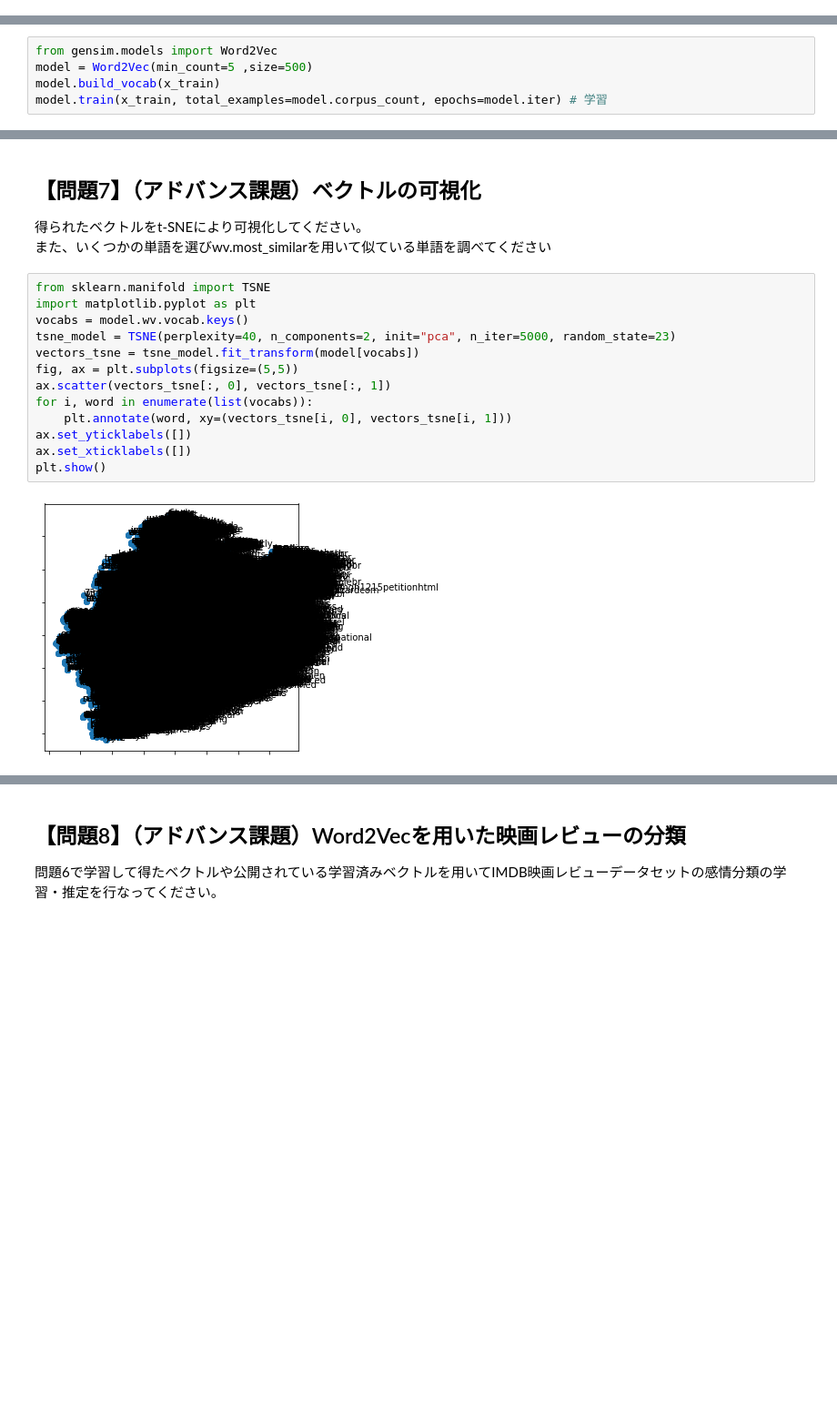
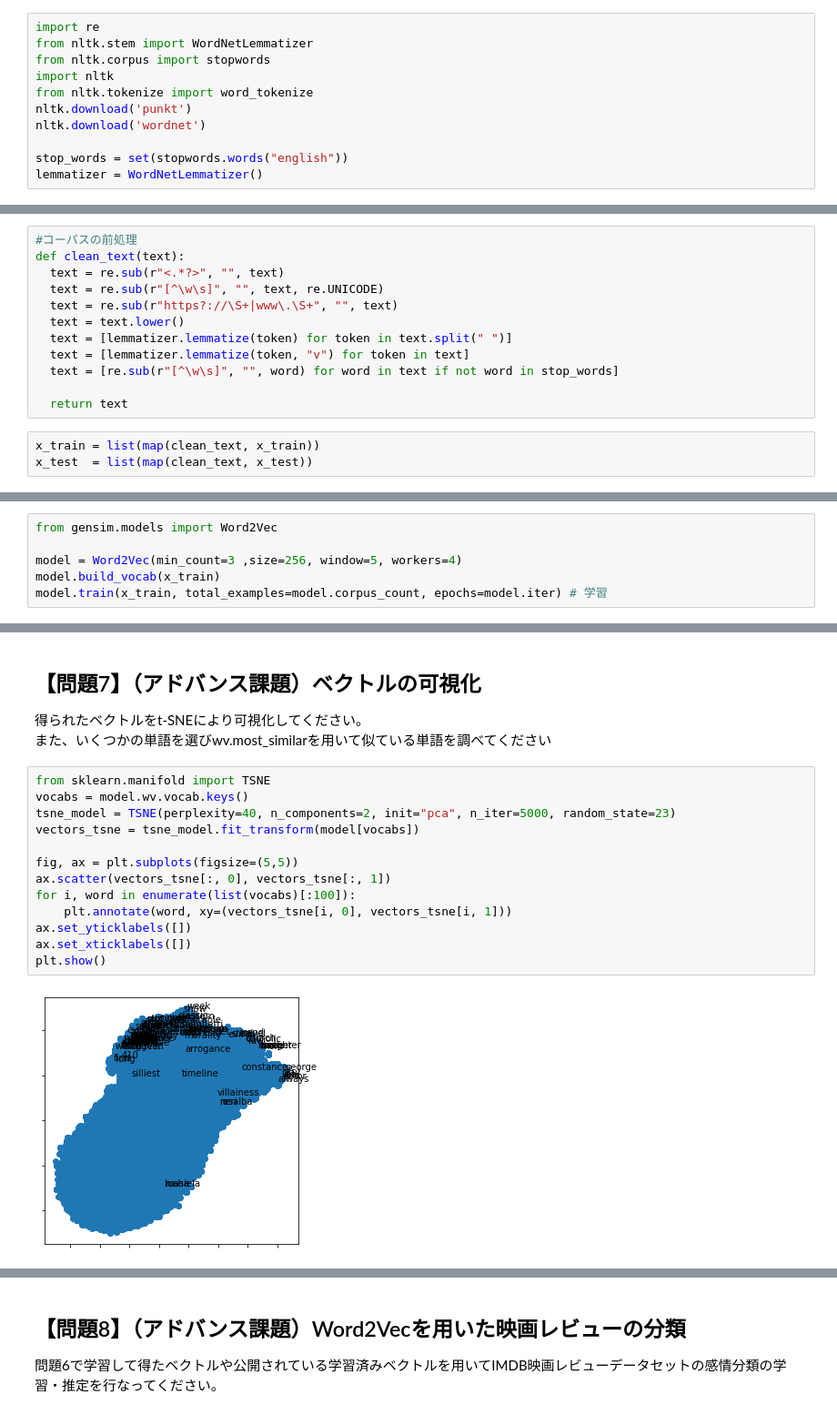
Before and after one commit to nakazono1011/diveintocode-ml, a Jupyter notebook: Sprint21.ipynb, the cells around one changed output, grey strips where cells are left out. Shown: that part at 91% size. Cells and saved outputs as stored; diff of their text form; blank space fills up the shorter version.

```diff
--- a/Sprint21.ipynb
+++ b/Sprint21.ipynb
@@ -586,0 +502,11 @@ for i in x_train[:5]:
+# %%
+import re
+from nltk.stem import WordNetLemmatizer
+from nltk.corpus import stopwords
+import nltk
+from nltk.tokenize import word_tokenize
+nltk.download('punkt')
+nltk.download('wordnet')
+
+stop_words = set(stopwords.words("english"))
+lemmatizer = WordNetLemmatizer()
@@ -586,0 +516,15 @@ for i in x_train[:5]:
+# %%
+#コーパスの前処理
+def clean_text(text):
+  text = re.sub(r"<.*?>", "", text)
+  text = re.sub(r"[^\w\s]", "", text, re.UNICODE)
+  text = re.sub(r"https?://\S+|www\.\S+", "", text)
+  text = text.lower()
+  text = [lemmatizer.lemmatize(token) for token in text.split(" ")]
+  text = [lemmatizer.lemmatize(token, "v") for token in text]
+  text = [re.sub(r"[^\w\s]", "", word) for word in text if not word in stop_words]
+
+  return text
+# %%
+x_train = list(map(clean_text, x_train))
+x_test  = list(map(clean_text, x_test))
@@ -592,6 +538,7 @@ x_test  = nlp_preprocessing(x_test)
 # %%
 from gensim.models import Word2Vec
-model = Word2Vec(min_count=5 ,size=500)
+
+model = Word2Vec(min_count=3 ,size=256, window=5, workers=4)
 model.build_vocab(x_train)
 model.train(x_train, total_examples=model.corpus_count, epochs=model.iter) # 学習
 # %% [output]
@@ -602,16 +554,16 @@ model.train(x_train, total_examples=model.corpus_count, epochs=model.iter) # 学
 また、いくつかの単語を選びwv.most_similarを用いて似ている単語を調べてください
 # %%
 from sklearn.manifold import TSNE
-import matplotlib.pyplot as plt
 vocabs = model.wv.vocab.keys()
 tsne_model = TSNE(perplexity=40, n_components=2, init="pca", n_iter=5000, random_state=23)
 vectors_tsne = tsne_model.fit_transform(model[vocabs])
+
 fig, ax = plt.subplots(figsize=(5,5))
 ax.scatter(vectors_tsne[:, 0], vectors_tsne[:, 1])
-for i, word in enumerate(list(vocabs)):
+for i, word in enumerate(list(vocabs)[:100]):
     plt.annotate(word, xy=(vectors_tsne[i, 0], vectors_tsne[i, 1]))
 ax.set_yticklabels([])
 ax.set_xticklabels([])
 plt.show()
 # %% [output]
-[figure, old version]
+[figure, new version]
```
Also changed, not shown: parts of 22 cells of this notebook.
